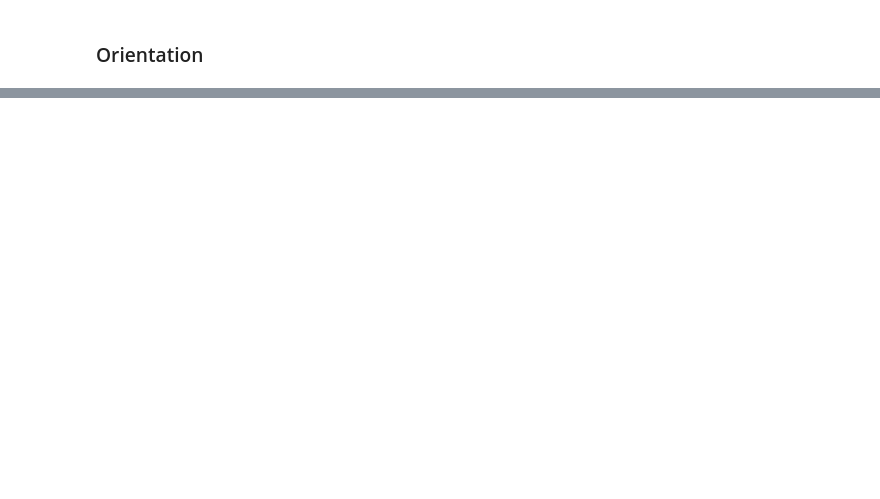
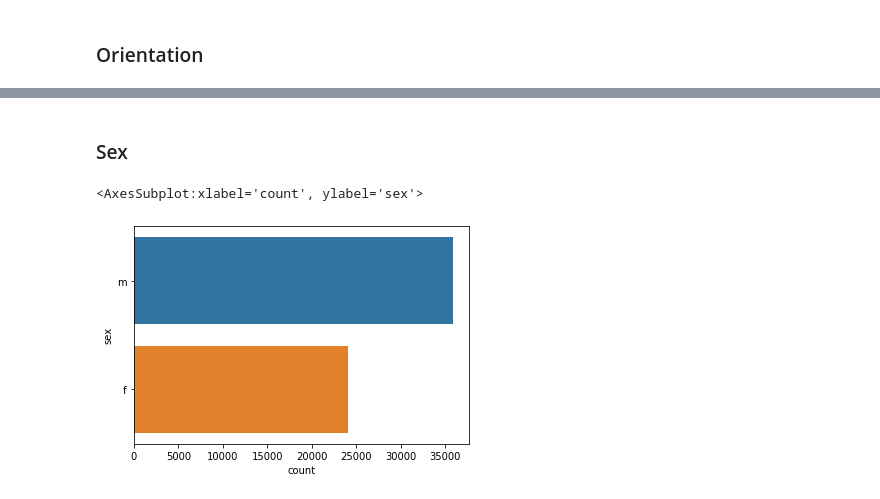
Before and after one commit to paulynamagana/OKCupid_challenge, a Jupyter notebook: date-a-scientist.ipynb, the cells around one changed output, grey strips where cells are left out. Drawn from its saved outputs; the diff is of its cells as text; code cells hidden in the pictures; blank space fills up the shorter version.

```diff
--- a/date-a-scientist.ipynb
+++ b/date-a-scientist.ipynb
@@ -209,0 +254,7 @@ Text(0.5, 1.0, 'Orientation')
+# %% [markdown]
+### Sex
+# %%
+sns.countplot(y =profiles.sex)
+# %% [output]
+<AxesSubplot:xlabel='count', ylabel='sex'>
+[figure, added]
```
Also changed, not shown: parts of 14 cells of this notebook.
